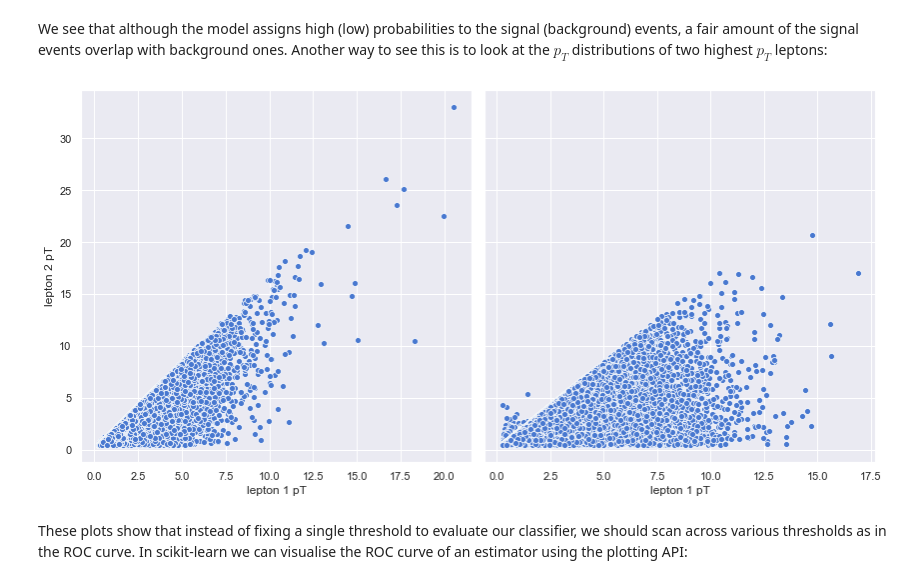
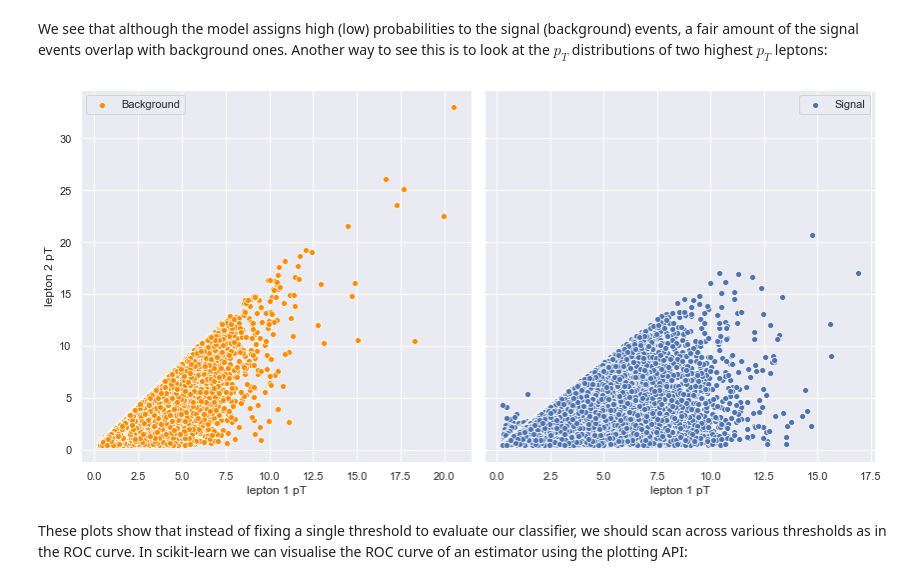
Before and after one commit to lewtun/hepml, a Jupyter notebook: notebooks/lesson01_intro-to-random-forests.ipynb, the cells around one changed output. Cells and saved outputs as stored; diff of their text form; code cells hidden in the pictures.

```diff
--- a/notebooks/lesson01_intro-to-random-forests.ipynb
+++ b/notebooks/lesson01_intro-to-random-forests.ipynb
@@ -90,3 +113,0 @@ columns=["signal", "lepton 1 pT", "lepton 1 eta", "lepton 1 phi", "lepton 2 pT",
-# %%
-# this can take a while to load
-susy = pd.read_csv(DATA / "susy.csv.gz", compression="gzip", names=columns)
@@ -439,15 +496,29 @@ plot_signal_vs_background(model)
 We see that although the model assigns high (low) probabilities to the signal (background) events, a fair amount of the signal events overlap with background ones. Another way to see this is to look at the $p_T$ distributions of two highest $p_T$ leptons:
 # %%
 # use plt.subplots() to create multiple plots
-fig, (ax0, ax1) = plt.subplots(nrows=1, ncols=2, sharey=True, figsize=(12,6))
+fig, (ax0, ax1) = plt.subplots(nrows=1, ncols=2, sharey=True, figsize=(12, 6))
 # put one plot on axis ax0
-sns.scatterplot(x='lepton 1 pT', y='lepton 2 pT', data=susy.query("signal == 0"), ax=ax0)
+sns.scatterplot(
+    x="lepton 1 pT",
+    y="lepton 2 pT",
+    data=susy.query("signal == 0"),
+    ax=ax0,
+    color="darkorange",
+    label="Background",
+)
 # put second plot on axis ax1
-sns.scatterplot(x='lepton 1 pT', y='lepton 2 pT', data=susy.query("signal == 1"), ax=ax1)
+sns.scatterplot(
+    x="lepton 1 pT",
+    y="lepton 2 pT",
+    data=susy.query("signal == 1"),
+    ax=ax1,
+    color="b",
+    label="Signal",
+)
 # tight_layout() fixes spacing between plots
 fig.tight_layout()
 # %% [output]
-[figure, old version]
+[figure, new version]
 # %% [markdown]
 These plots show that instead of fixing a single threshold to evaluate our classifier, we should scan across various thresholds as in the ROC curve. In scikit-learn we can visualise the ROC curve of an estimator using the plotting API:
 # %%
```
Also changed, not shown: parts of 32 cells of this notebook, 11 other files.
